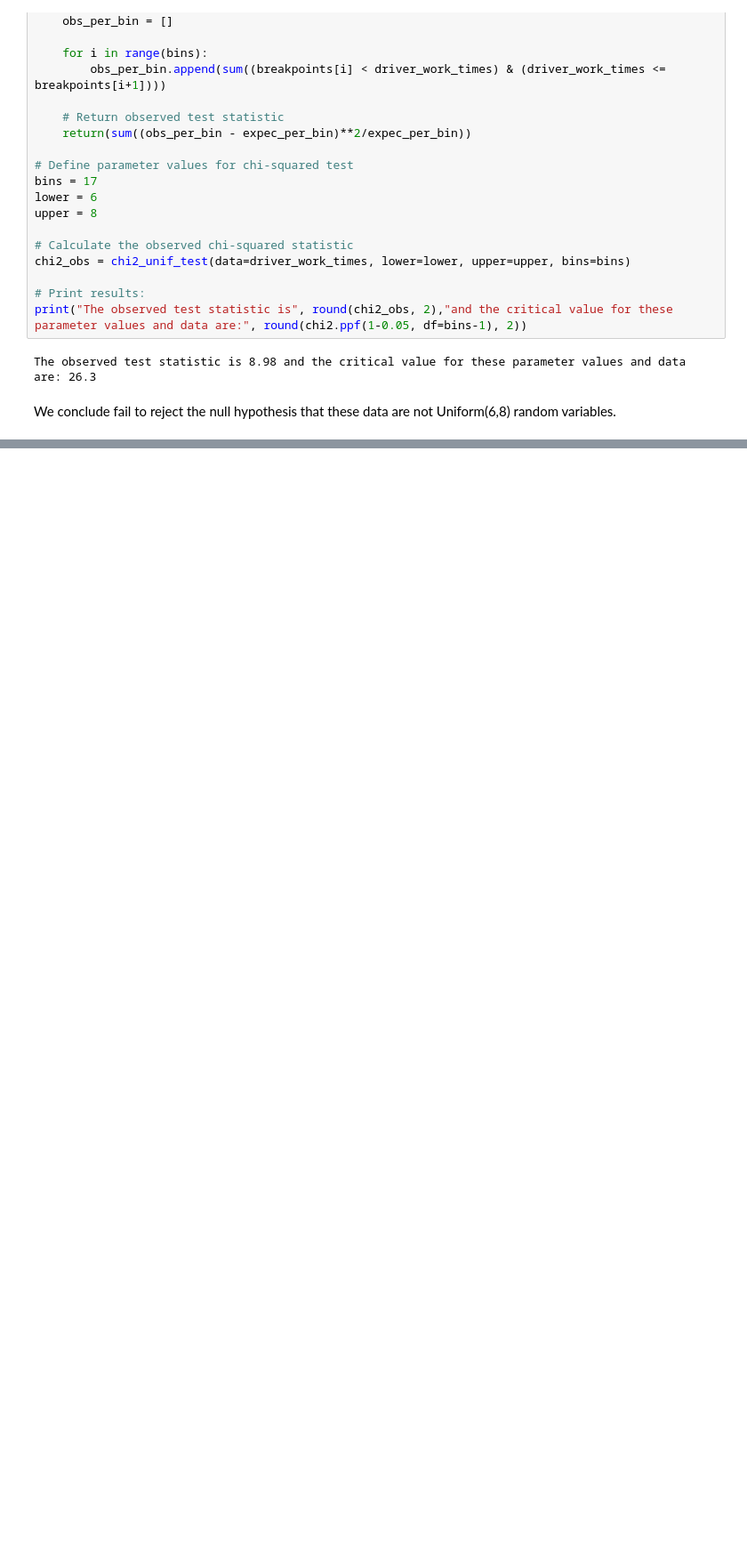
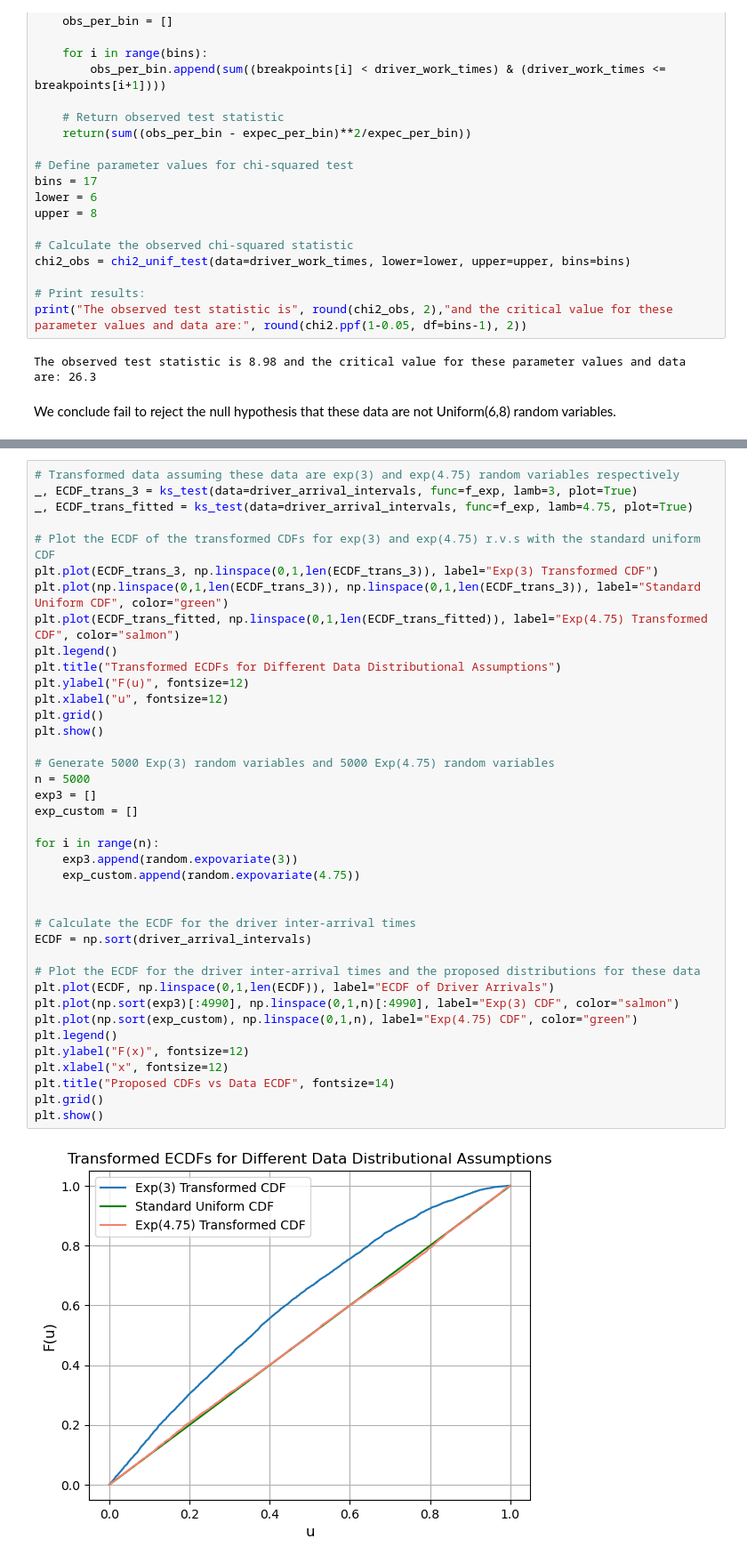
Before and after one commit to ekfortin9059/Simulation-Group-Project-1, a Jupyter notebook: projectcode (with uniform test).ipynb, the cells around one changed output, grey strips where cells are left out. Shown at 89% size. Saved outputs shown, nothing was run; the diff lists cells and outputs as text; blank space fills up the shorter version.

Commit message:
Added KS test for exponential r.v.s and EDA

```diff
--- a/projectcode (with uniform test).ipynb
+++ b/projectcode (with uniform test).ipynb
@@ -312,0 +380,41 @@ We conclude fail to reject the null hypothesis that these data are not Uniform(6
+# %%
+# Transformed data assuming these data are exp(3) and exp(4.75) random variables respectively
+_, ECDF_trans_3 = ks_test(data=driver_arrival_intervals, func=f_exp, lamb=3, plot=True)
+_, ECDF_trans_fitted = ks_test(data=driver_arrival_intervals, func=f_exp, lamb=4.75, plot=True)
+
+# Plot the ECDF of the transformed CDFs for exp(3) and exp(4.75) r.v.s with the standard uniform CDF
+plt.plot(ECDF_trans_3, np.linspace(0,1,len(ECDF_trans_3)), label="Exp(3) Transformed CDF")
+plt.plot(np.linspace(0,1,len(ECDF_trans_3)), np.linspace(0,1,len(ECDF_trans_3)), label="Standard Uniform CDF", color="green")
+plt.plot(ECDF_trans_fitted, np.linspace(0,1,len(ECDF_trans_fitted)), label="Exp(4.75) Transformed CDF", color="salmon")
+plt.legend()
+plt.title("Transformed ECDFs for Different Data Distributional Assumptions")
+plt.ylabel("F(u)", fontsize=12)
+plt.xlabel("u", fontsize=12)
+plt.grid()
+plt.show()
+
+# Generate 5000 Exp(3) random variables and 5000 Exp(4.75) random variables
+n = 5000
+exp3 = []
+exp_custom = []
+
+for i in range(n):
+    exp3.append(random.expovariate(3))
+    exp_custom.append(random.expovariate(4.75))
+
+
+# Calculate the ECDF for the driver inter-arrival times
+ECDF = np.sort(driver_arrival_intervals)
+
+# Plot the ECDF for the driver inter-arrival times and the proposed distributions for these data
+plt.plot(ECDF, np.linspace(0,1,len(ECDF)), label="ECDF of Driver Arrivals")
+plt.plot(np.sort(exp3)[:4990], np.linspace(0,1,n)[:4990], label="Exp(3) CDF", color="salmon")
+plt.plot(np.sort(exp_custom), np.linspace(0,1,n), label="Exp(4.75) CDF", color="green")
+plt.legend()
+plt.ylabel("F(x)", fontsize=12)
+plt.xlabel("x", fontsize=12)
+plt.title("Proposed CDFs vs Data ECDF", fontsize=14)
+plt.grid()
+plt.show()
+# %% [output]
+[figure, added]
```
Also changed, not shown: parts of 13 cells of this notebook.
